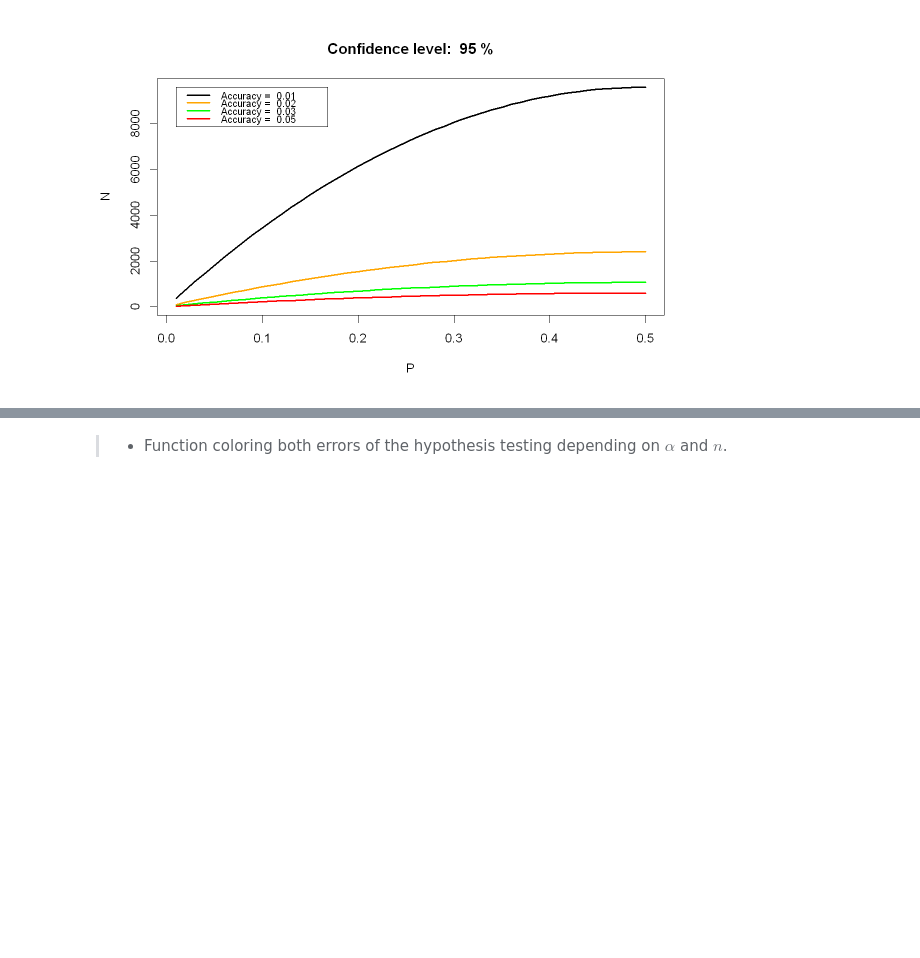
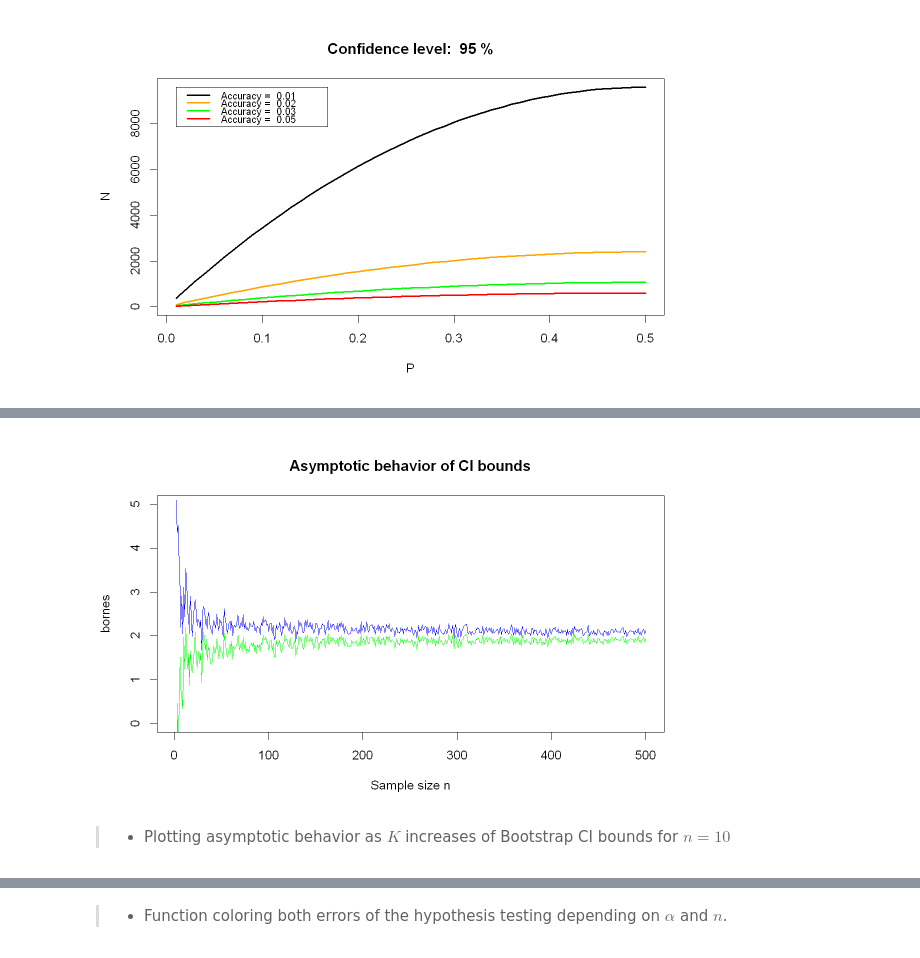
Before and after one commit to mlepicier/statistical-analysis-r, a Jupyter notebook: statistical-analysis-r.ipynb, the cells around one changed output, grey strips where cells are left out. Drawn from its saved outputs; the diff is of its cells as text; code cells hidden in the pictures; blank space fills up the shorter version.

```diff
--- a/statistical-analysis-r.ipynb
+++ b/statistical-analysis-r.ipynb
@@ -502,7 +542,5 @@ legend(min(p),max(N1),cex=0.8, lty=1,lwd=2,legend=paste("Accuracy = ",c(0.01,0.0
 > - Parameters.
 # %%
-K <- 100
-n <- 10
 digits <- 5
 m <- 2
 sigma2 <- 1.5
@@ -514,5 +554,6 @@ p.conf.bil <- 1-(1-p.conf)/2
 # %%
-x <- rnorm(n=n,mean=m,sd=sigma)
-l.inf.m <- mean(x) + qt(1 - p.conf.bil,df=n-1) * sqrt(var(x)/n)
-l.sup.m <- mean(x) + qt(p.conf.bil,df=n-1) * sqrt(var(x)/n)
+l.student <- function(n){
+    x <- rnorm(n=n,mean=m,sd=sigma)
+    return(c(mean(x) + qt(1 - p.conf.bil,df=n-1) * sqrt(var(x)/n),mean(x) + qt(p.conf.bil,df=n-1) * sqrt(var(x)/n)))
+}
 # %% [markdown]
@@ -520,4 +563,7 @@ l.sup.m <- mean(x) + qt(p.conf.bil,df=n-1) * sqrt(var(x)/n)
 # %%
-bootstrap <- NULL
-for (k in 1:K) { bootstrap <- rbind(bootstrap,sample(x,n,replace=TRUE)) }
-L.quantiles <- quantile(apply(bootstrap,MARGIN=1,FUN=mean),probs=c((1-p.conf)/2 , 1-(1-p.conf)/2))
+L.quantiles <- function(K,n){
+    bootstrap <- NULL
+    x <- rnorm(n=n,mean=m,sd=sigma)
+    for (k in 1:K) {bootstrap <- rbind(bootstrap,sample(x,n,replace=TRUE))}
+    return(quantile(apply(bootstrap,MARGIN=1,FUN=mean),probs=c((1-p.conf)/2 , 1-(1-p.conf)/2)))
+}
@@ -524 +598,16 @@ L.quantiles <- quantile(apply(bootstrap,MARGIN=1,FUN=mean),probs=c((1-p.conf)/2
+# %%
+b.exact <- NULL
+
+for (n in 2:500) {
+    x <- rnorm(n=n,mean=m,sd=sigma)
+    b.exact <- rbind(b.exact, l.student(n))
+}
+
+n <- 2:500
+plot(n,b.exact[,1], main="Asymptotic behavior of CI bounds",xlab="Sample size n",ylab="bornes",col="green",type='l',ylim=c(0,5))
+lines(n,b.exact[,2], col = "blue", type='l')
+# %% [output]
+[figure, added]
+# %% [markdown]
+> - Plotting asymptotic behavior as $K$ increases of Bootstrap CI bounds for $n=10$
 # %%
```
Also changed, not shown: parts of 68 cells of this notebook.
